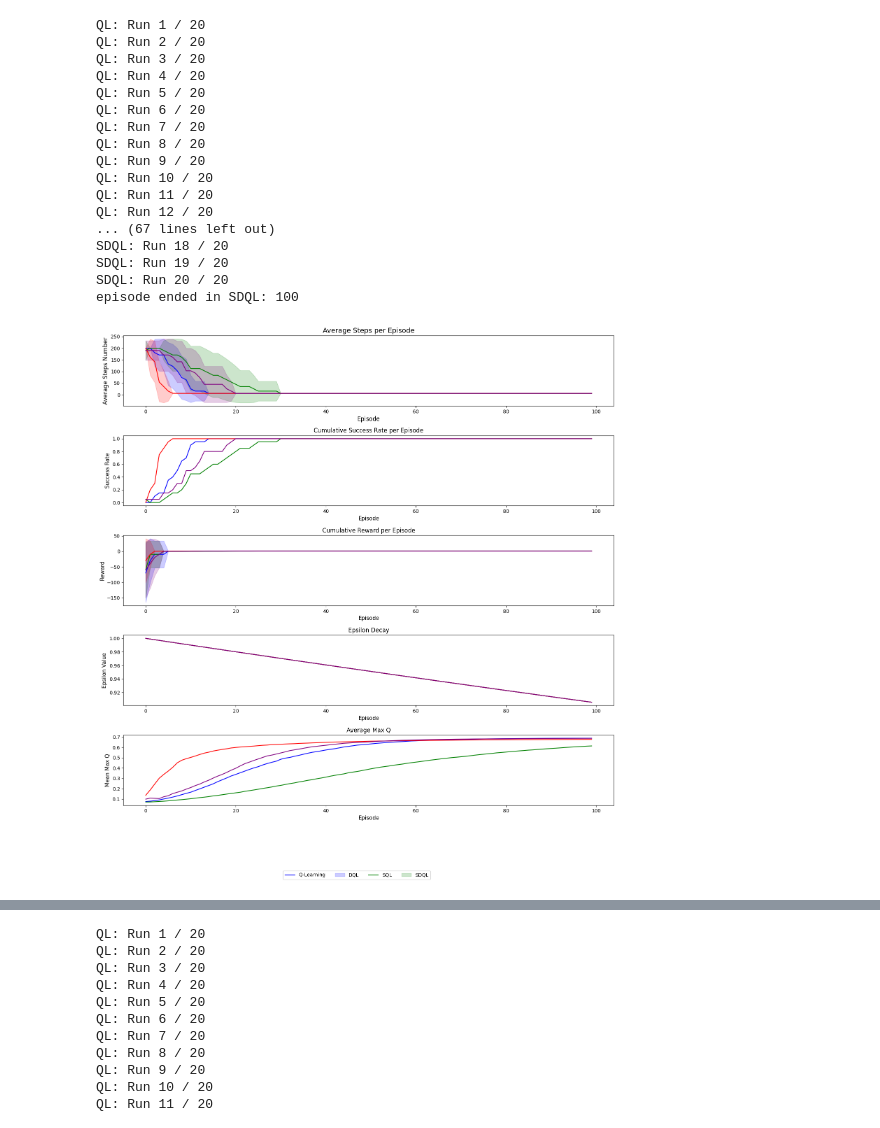
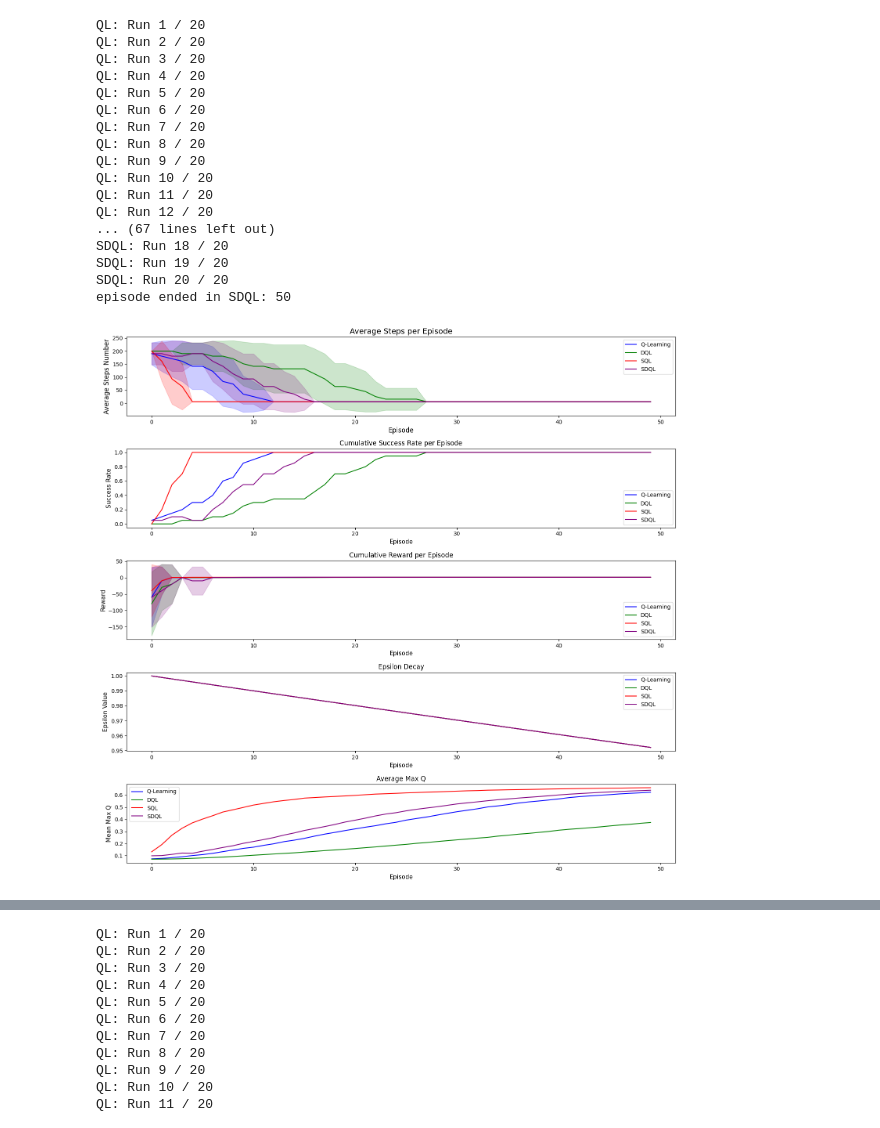
Before and after one commit to mahtabbm/QL_variants, a Jupyter notebook: plots_sg.ipynb, the cells around one changed output, grey strips where cells are left out. Cells and saved outputs as stored; diff of their text form; code cells hidden in the pictures.

Commit message:
100 episodes reduced to 50 plots to details visibility

```diff
--- a/plots_sg.ipynb
+++ b/plots_sg.ipynb
@@ -522,6 +522,7 @@ def compare_algorithms(results, titles):
     ax1.set_title("Average Steps per Episode", fontsize=14)
     ax1.set_xlabel("Episode", fontsize=12)
     ax1.set_ylabel("Average Steps Number", fontsize=12)
+    ax1.legend()
 
     # Plot Average Success Rate (No Std Deviation Needed)
     ax2 = axes[1]
@@ -530,6 +531,7 @@ def compare_algorithms(results, titles):
     ax2.set_title("Cumulative Success Rate per Episode", fontsize=12)
     ax2.set_xlabel("Episode", fontsize=11)
     ax2.set_ylabel("Success Rate", fontsize=11)
+    ax2.legend()
 
     # Plot Average Reward with Std Deviation (Shadows)
     ax3 = axes[2]
@@ -542,6 +544,7 @@ def compare_algorithms(results, titles):
     ax3.set_title("Cumulative Reward per Episode", fontsize=12)
     ax3.set_xlabel("Episode", fontsize=11)
     ax3.set_ylabel("Reward", fontsize=11)
+    ax3.legend()
 
     # Plot Epsilon Decay (Assuming You Have Epsilon Data to Plot)
     ax4 = axes[3]
@@ -550,16 +553,18 @@ def compare_algorithms(results, titles):
     ax4.set_title("Epsilon Decay", fontsize=12)
     ax4.set_xlabel("Episode", fontsize=11)
     ax4.set_ylabel("Epsilon Value", fontsize=11)
+    ax4.legend()
 
-    ax4 = axes[4]
+    ax5 = axes[4]
     for i, (_, _, _, _, _, _, avg_max_q) in enumerate(results):
-        ax4.plot(avg_max_q, color=colors[i], label=f'{titles[i]}')
-    ax4.set_title("Average Max Q", fontsize=12)
-    ax4.set_xlabel("Episode", fontsize=11)
-    ax4.set_ylabel("Mean Max Q", fontsize=11)
+        ax5.plot(avg_max_q, color=colors[i], label=f'{titles[i]}')
+    ax5.set_title("Average Max Q", fontsize=12)
+    ax5.set_xlabel("Episode", fontsize=11)
+    ax5.set_ylabel("Mean Max Q", fontsize=11)
+    ax5.legend()
 
     # Add a legend common for all plots, move it to the bottom
-    fig.legend(labels=titles, loc='lower center', ncol=len(titles), fontsize='medium', bbox_to_anchor=(0.5, -0.05))
+    # fig.legend(labels=titles, loc='lower center', ncol=len(titles), fontsize='medium', bbox_to_anchor=(0.5, -0.05))
 
     # Add more vertical space between subplots to avoid overlap
     plt.subplots_adjust(hspace=0.5)  # Increased vertical spacing between plots
@@ -575,7 +580,7 @@ obstacle_map = [
     "0001",
     "1000",
 ]
-env = gym.make('SimpleGrid-4x4-v0', obstacle_map=obstacle_map)
+env = gym.make('SimpleGrid-4x4-v0')#, obstacle_map=obstacle_map)
 
 q_list = []
 
@@ -585,6 +590,7 @@ for run in range(num_runs):
 
 q_list = [initialize_random_q_table(env) for _ in range(num_runs)]
 
+
 options = {
     'start_loc': 0,
     'goal_loc': 15
@@ -592,7 +598,7 @@ options = {
 
 mask_hole_indeces = [True if i not in [5, 7, 11, 12, 15] else False for i in range(16)]
 # %%
-episodes = 100
+episodes = 50
 q_learning_results = train_q_learning(env, q_list, episodes=episodes, num_runs=num_runs, options=options, epsilon_decay=0.999)
 env.reset(options=options)
 double_q_learning_results = train_double_q_learning(env, q_list, episodes=episodes, num_runs=num_runs, epsilon_decay=0.999, options=options)
@@ -610,32 +616,32 @@ algorithms_results = [
     ultimate_sdql_results
 ]
 
 # Corresponding algorithm names
 algorithms_names = [
     "Q-Learning",
     "DQL",
     "SQL",
     "SDQL"
 ]
 
 # Plot comparison of all algorithms
 compare_algorithms(algorithms_results, algorithms_names)
 # %% [output]
 QL: Run 1 / 20
 QL: Run 2 / 20
 QL: Run 3 / 20
 QL: Run 4 / 20
 QL: Run 5 / 20
 QL: Run 6 / 20
 QL: Run 7 / 20
 QL: Run 8 / 20
 QL: Run 9 / 20
 QL: Run 10 / 20
 QL: Run 11 / 20
 QL: Run 12 / 20
 ... (67 lines left out)
 SDQL: Run 18 / 20
 SDQL: Run 19 / 20
 SDQL: Run 20 / 20
-episode ended in SDQL: 100
+episode ended in SDQL: 50
-[figure, old version]
+[figure, new version]
```
Also changed, not shown: parts of 4 cells of this notebook.
